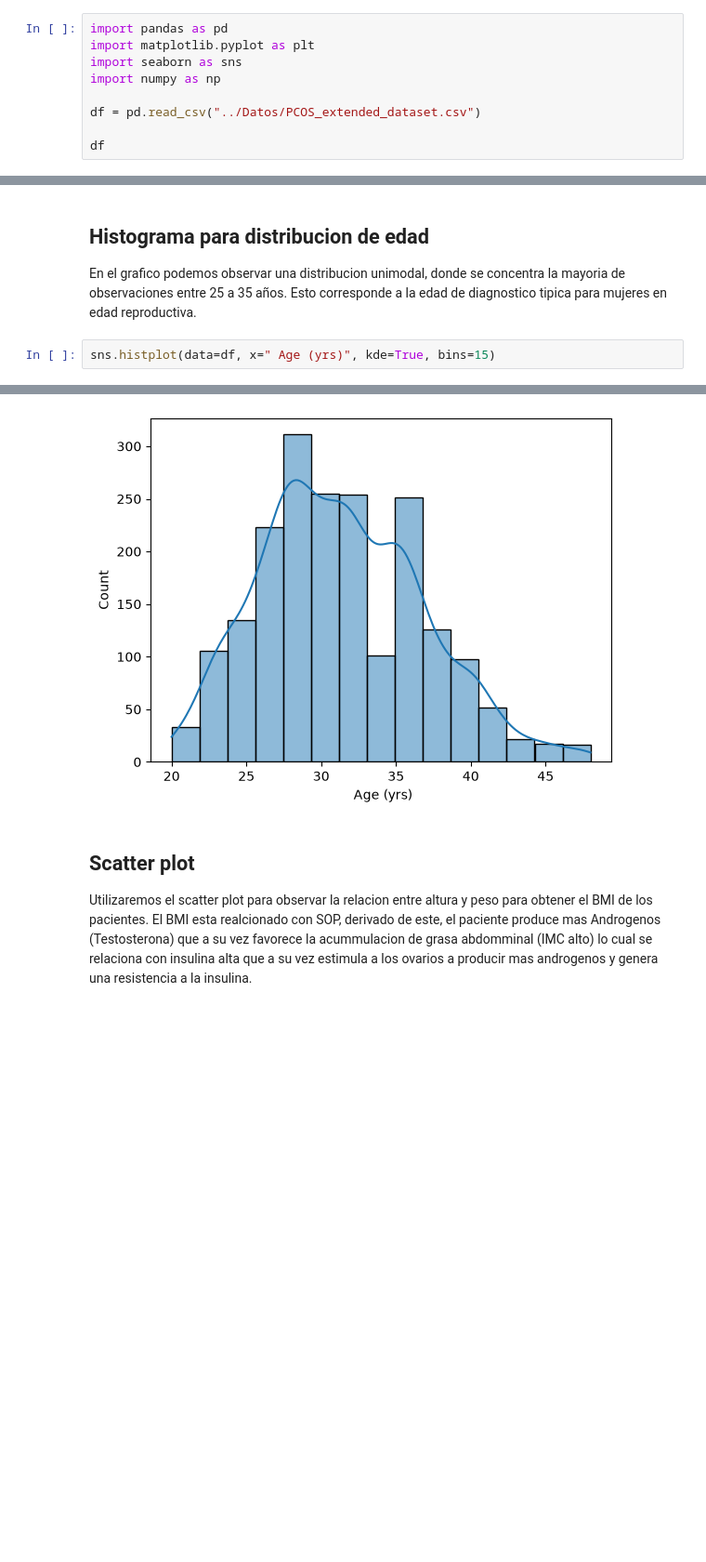
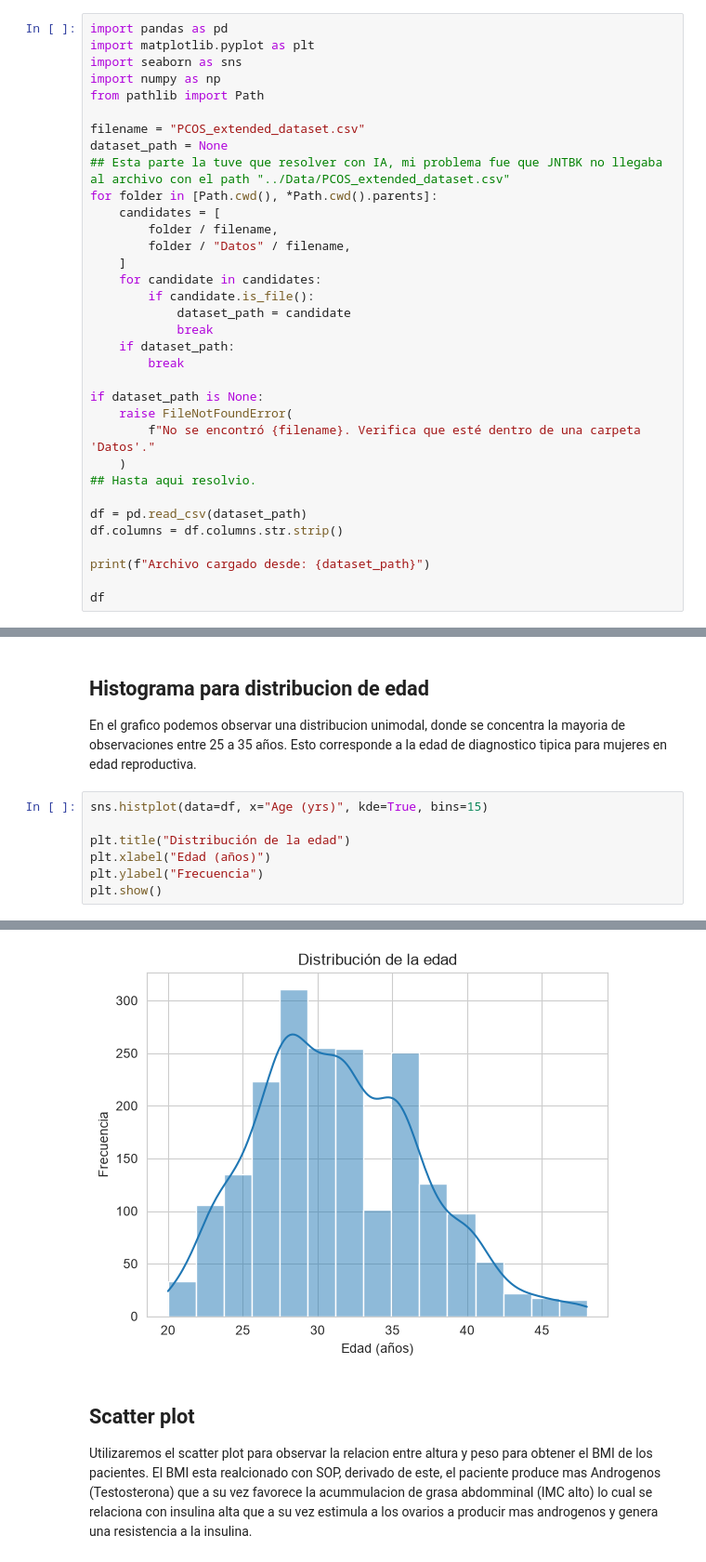
Before and after one commit to Elsarabia15/ICD-2026, a Jupyter notebook: Practicas/Practica-1/Practica-I.ipynb, the cells around one changed output, grey strips where cells are left out. Shown at 93% size. Drawn from its saved outputs; the diff is of its cells as text; blank space fills up the shorter version.

```diff
--- a/Practicas/Practica-1/Practica-I.ipynb
+++ b/Practicas/Practica-1/Practica-I.ipynb
@@ -17,8 +17,33 @@ import pandas as pd
 import matplotlib.pyplot as plt
 import seaborn as sns
 import numpy as np
+from pathlib import Path
 
-df = pd.read_csv("../Datos/PCOS_extended_dataset.csv")
+filename = "PCOS_extended_dataset.csv"
+dataset_path = None
+## Esta parte la tuve que resolver con IA, mi problema fue que JNTBK no llegaba al archivo con el path "../Data/PCOS_extended_dataset.csv"
+for folder in [Path.cwd(), *Path.cwd().parents]:
+    candidates = [
+        folder / filename,
+        folder / "Datos" / filename,
+    ]
+    for candidate in candidates:
+        if candidate.is_file():
+            dataset_path = candidate
+            break
+    if dataset_path:
+        break
+
+if dataset_path is None:
+    raise FileNotFoundError(
+        f"No se encontró {filename}. Verifica que esté dentro de una carpeta 'Datos'."
+    )
+## Hasta aqui resolvio.
+
+df = pd.read_csv(dataset_path)
+df.columns = df.columns.str.strip()
+
+print(f"Archivo cargado desde: {dataset_path}")
 
 df
 # %% [output]
@@ -193,5 +219,10 @@ plt.show()
 
 En el grafico podemos observar una distribucion unimodal, donde se concentra la mayoria de observaciones entre 25 a 35 años. Esto corresponde a la edad de diagnostico tipica para mujeres en edad reproductiva.
 # %%
-sns.histplot(data=df, x=" Age (yrs)", kde=True, bins=15)
+sns.histplot(data=df, x="Age (yrs)", kde=True, bins=15)
+
+plt.title("Distribución de la edad")
+plt.xlabel("Edad (años)")
+plt.ylabel("Frecuencia")
+plt.show()
 # %% [output]
@@ -199,4 +229,4 @@ sns.histplot(data=df, x=" Age (yrs)", kde=True, bins=15)
-[figure, old version]
+[figure, new version]
 # %% [markdown]
 ## Scatter plot
 
```
Also changed, not shown: parts of 13 cells of this notebook, 1 other file.
